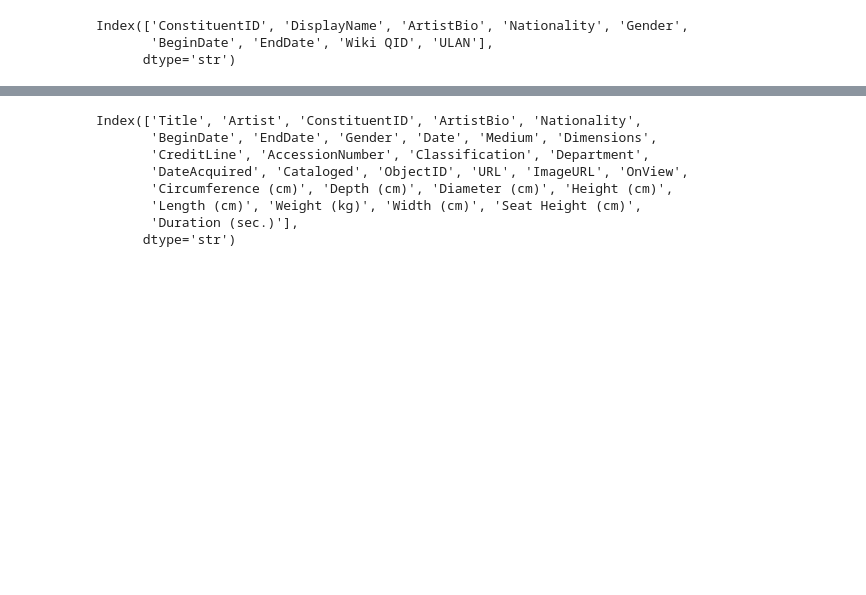
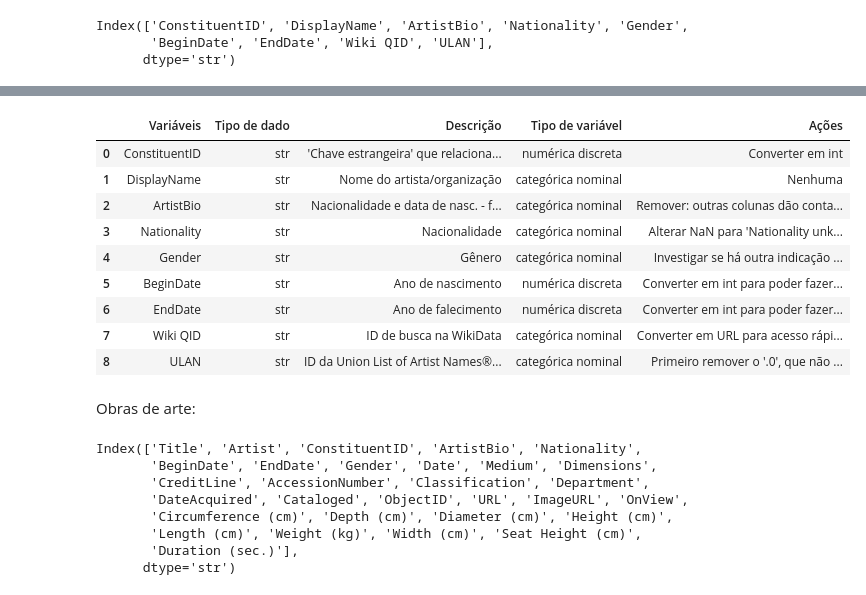
Before and after one commit to osdomingos/projeto-estatistica, a Jupyter notebook: notebooks/1.exploracao_inicial.ipynb, the cells around one changed output, grey strips where cells are left out. Drawn from its saved outputs; the diff is of its cells as text; code cells hidden in the pictures; blank space fills up the shorter version.

Commit message:
Cria tabela para estudo das variáveis do df Artistas no caderno '.exploracao_inicial'

```diff
--- a/notebooks/1.exploracao_inicial.ipynb
+++ b/notebooks/1.exploracao_inicial.ipynb
@@ -85,3 +125,60 @@ Index(['ConstituentID', 'DisplayName', 'ArtistBio', 'Nationality', 'Gender',
+# %%
+descricoes = [
+    "'Chave estrangeira' que relaciona Artistas com Obras",
+    "Nome do artista/organização",
+    "Nacionalidade e data de nasc. - falecimento",
+    "Nacionalidade",
+    "Gênero",
+    "Ano de nascimento",
+    "Ano de falecimento",
+    "ID de busca na WikiData",
+    "ID da Union List of Artist Names® da Getty Research Institue"
+]
+
+tipos_de_variaveis = [
+    "numérica discreta",
+    "categórica nominal",
+    "categórica nominal",
+    "categórica nominal",
+    "categórica nominal",
+    "numérica discreta",
+    "numérica discreta",
+    "categórica nominal",
+    "categórica nominal"
+]
+
+acoes = [
+    "Converter em int",
+    "Nenhuma",
+    "Remover: outras colunas dão conta da mesma informação de forma isolada e de mais fácil leitura e manipulação",
+    "Alterar NaN para 'Nationality unknown', que já está presente no dataset",
+    "Investigar se há outra indicação de gênero além de 'male' ou 'female'",
+    "Converter em int para poder fazer operações de idade",
+    "Converter em int para poder fazer operações",
+    "Converter em URL para acesso rápido 'https://www.wikidata.org/wiki/<Wiki QID>'",
+    "Primeiro remover o '.0', que não retorna nada, então converter em URL para acesso rápido 'https://www.getty.edu/vow/ULANFullDisplay?find=<ULAN>&role=&nation=&prev_page=1&subjectid=<ULAN>'"
+]
+
+for i in df_artistas_variaveis.index:
+    df_artistas_variaveis.at[i, 'Descrição'] = descricoes[i]
+    df_artistas_variaveis.at[i, 'Tipo de variável'] = tipos_de_variaveis[i]
+    df_artistas_variaveis.at[i, 'Ações'] = acoes[i]
+# %%
+with pd.option_context('display.max_colwidth', None):
+    display(df_artistas_variaveis)
+# %% [output]
+|  | Variáveis | Tipo de dado | Descrição | Tipo de variável | Ações |
+| 0 | ConstituentID | str | 'Chave estrangeira' que relaciona... | numérica discreta | Converter em int |
+| 1 | DisplayName | str | Nome do artista/organização | categórica nominal | Nenhuma |
+| 2 | ArtistBio | str | Nacionalidade e data de nasc. - f... | categórica nominal | Remover: outras colunas dão conta... |
+| 3 | Nationality | str | Nacionalidade | categórica nominal | Alterar NaN para 'Nationality unk... |
+| 4 | Gender | str | Gênero | categórica nominal | Investigar se há outra indicação ... |
+| 5 | BeginDate | str | Ano de nascimento | numérica discreta | Converter em int para poder fazer... |
+| 6 | EndDate | str | Ano de falecimento | numérica discreta | Converter em int para poder fazer... |
+| 7 | Wiki QID | str | ID de busca na WikiData | categórica nominal | Converter em URL para acesso rápi... |
+| 8 | ULAN | str | ID da Union List of Artist Names®... | categórica nominal | Primeiro remover o '.0', que não ... |
+# %% [markdown]
+Obras de arte:
 # %%
 df_obras.columns
 # %% [output]
```
Also changed, not shown: parts of 10 cells of this notebook, 1 other file.
